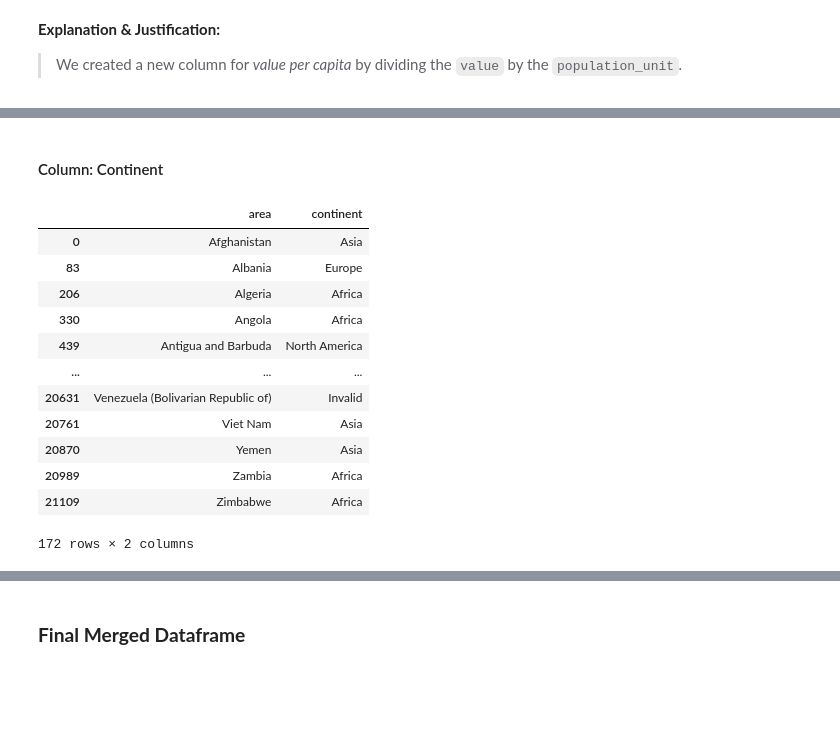
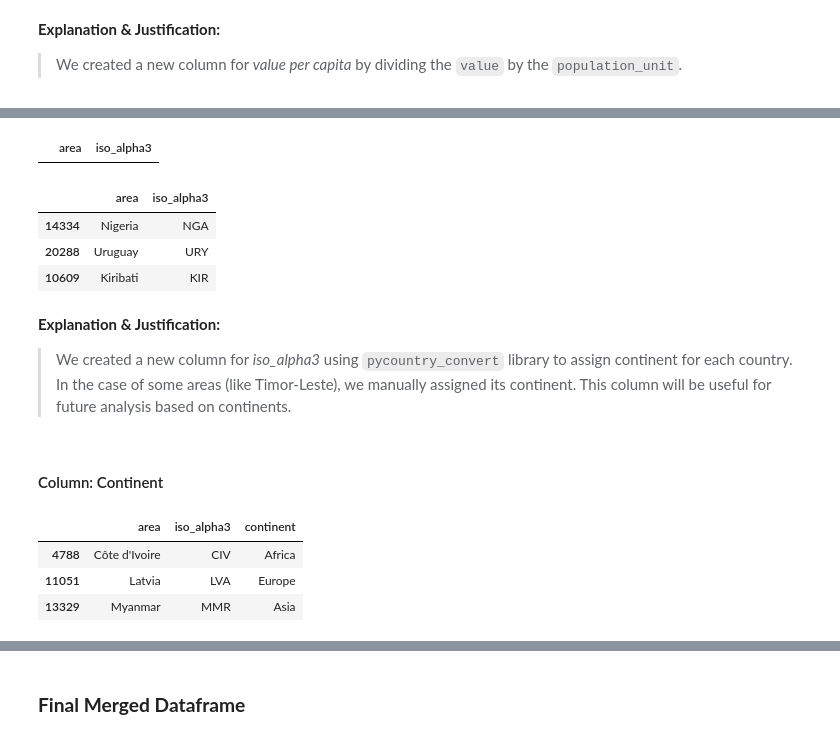
Before and after one commit to JoshuaEntrata/DataViz_Assessment1, a Jupyter notebook: Assessment1_Task1.ipynb, the cells around one changed output, grey strips where cells are left out. Cells and saved outputs as stored; diff of their text form; code cells hidden in the pictures; blank space fills up the shorter version.

Commit message:
add iso_alpha3 and continent columns in feature engineering

```diff
--- a/Assessment1_Task1.ipynb
+++ b/Assessment1_Task1.ipynb
@@ -376,0 +380,11 @@ merged_df[['value', 'population_unit', 'value_per_capita']].sample(3)
+# %%
+# Create a function to get the iso_alpha_3 of a country using the PyCountry library
+
+def get_iso_alpha3(country_name):
+    try:
+        return pycountry.countries.lookup(country_name).alpha_3
+    except:
+        return 'INVALID'
+
+merged_df['iso_alpha3'] = merged_df['area'].apply(get_iso_alpha3)
+merged_df[['area', 'iso_alpha3']].drop_duplicates().head(3)
@@ -377,30 +410,51 @@ merged_df[['value', 'population_unit', 'value_per_capita']].sample(3)
+# %%
+# Manually set the ISO alpha-3 of these countries
+manual_iso_mapping = {
+    'Bolivia (Plurinational State of)': 'BOL',
+    'China, Hong Kong SAR': 'HKG',
+    'China, Macao SAR': 'MAC',
+    'China, mainland': 'CHN',
+    'China, Taiwan Province of': 'TWN',
+    'Iran (Islamic Republic of)': 'IRN',
+    'Republic of Korea': 'KOR',
+    'Turkey': 'TUR',
+    'Venezuela (Bolivarian Republic of)': 'VEN',
+}
+
+merged_df['iso_alpha3'] = merged_df['area'].map(manual_iso_mapping).fillna(merged_df['iso_alpha3'])
+
+merged_df[merged_df['iso_alpha3'] == 'INVALID'][['area', 'iso_alpha3']].drop_duplicates()
+# %% [output]
+|  | area | iso_alpha3 |
+# %%
+merged_df[['area', 'iso_alpha3']].drop_duplicates().sample(3)
+# %% [output]
+|  | area | iso_alpha3 |
+| 14334 | Nigeria | NGA |
+| 20288 | Uruguay | URY |
+| 10609 | Kiribati | KIR |
+# %% [markdown]
+**Explanation & Justification:**
+
+> We created a new column for _iso_alpha3_ using `pycountry_convert` library to assign continent for each country. In the case of some areas (like Timor-Leste), we manually assigned its continent. This column will be useful for future analysis based on continents.
 # %% [markdown]
 #### Column: Continent
 # %%
-def country_to_continent(country_name):
+def country_to_continent(country_alpha3):
     try:
-        country_alpha2 = pc.country_name_to_country_alpha2(country_name)
+        country_alpha2 = pc.country_alpha3_to_country_alpha2(country_alpha3)
         country_continent_code = pc.country_alpha2_to_continent_code(country_alpha2)
         country_continent_name = pc.convert_continent_code_to_continent_name(country_continent_code)
-    except Exception as e:
+    except:
         return 'Invalid'
 
     return country_continent_name
 
-merged_df['continent'] = merged_df['area'].apply(country_to_continent)
-merged_df[['area', 'continent']].drop_duplicates()
+merged_df['continent'] = merged_df['iso_alpha3'].apply(country_to_continent)
+merged_df[['area', 'iso_alpha3', 'continent']].drop_duplicates().sample(3)
 # %% [output]
-|  | area | continent |
-| 0 | Afghanistan | Asia |
-| 83 | Albania | Europe |
-| 206 | Algeria | Africa |
-| 330 | Angola | Africa |
-| 439 | Antigua and Barbuda | North America |
-| ... | ... | ... |
-| 20631 | Venezuela (Bolivarian Republic of) | Invalid |
-| 20761 | Viet Nam | Asia |
-| 20870 | Yemen | Asia |
-| 20989 | Zambia | Africa |
-| 21109 | Zimbabwe | Africa |
+|  | area | iso_alpha3 | continent |
+| 4788 | Côte d'Ivoire | CIV | Africa |
+| 11051 | Latvia | LVA | Europe |
+| 13329 | Myanmar | MMR | Asia |
-172 rows × 2 columns
 # %%
```
Also changed, not shown: parts of 19 cells of this notebook, 1 other file.
